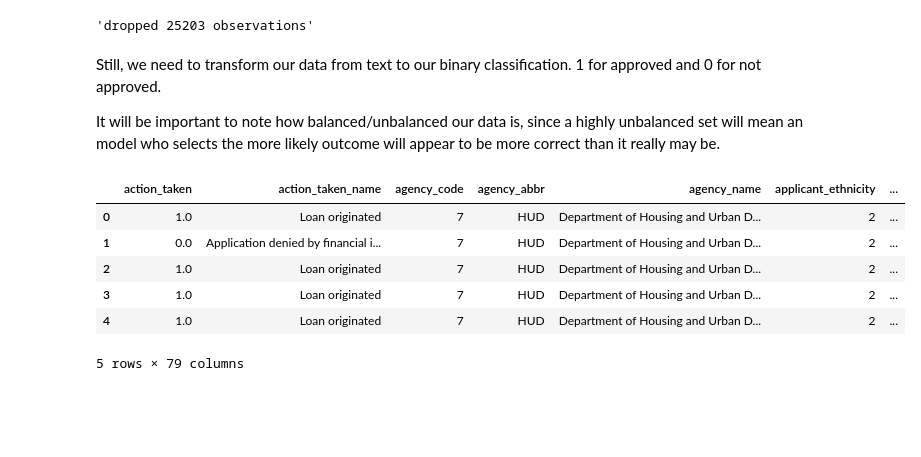
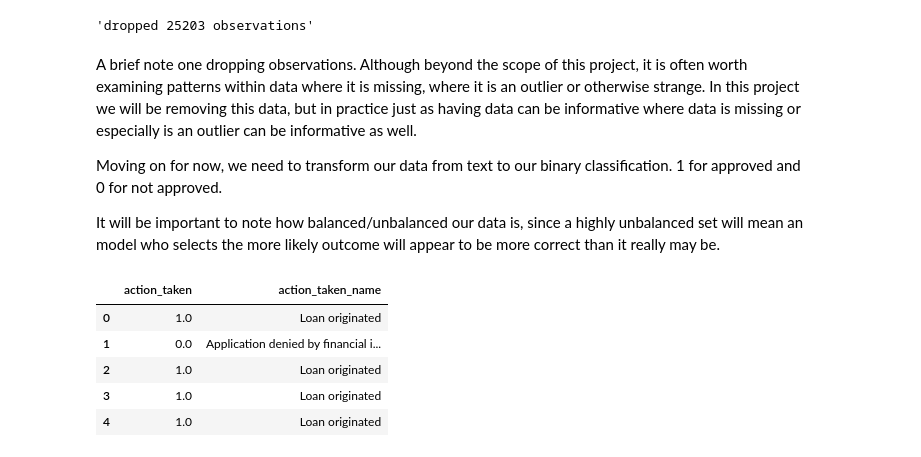
Before and after one commit to ewalsh/hmda, a Jupyter notebook: py_code/HMDA Loan Approval.ipynb, the cells around one changed output. Cells and saved outputs as stored; diff of their text form; code cells hidden in the pictures; blank space fills up the shorter version.

```diff
--- a/py_code/HMDA Loan Approval.ipynb
+++ b/py_code/HMDA Loan Approval.ipynb
@@ -220,7 +220,9 @@ lar = lar[(lar['applicant_income_000s'].apply(lambda x: math.isnan(float(x))) ==
 # %% [output]
 'dropped 25203 observations'
 # %% [markdown]
-Still, we need to transform our data from text to our binary classification. 1 for approved and 0 for not approved.
+A brief note one dropping observations. Although beyond the scope of this project, it is often worth examining patterns within data where it is missing, where it is an outlier or otherwise strange. In this project we will be removing this data, but in practice just as having data can be informative where data is missing or especially is an outlier can be informative as well.
+
+Moving on for now, we need to transform our data from text to our binary classification. 1 for approved and 0 for not approved.
 
 It will be important to note how balanced/unbalanced our data is, since a highly unbalanced set will mean an model who selects the more likely outcome will appear to be more correct than it really may be.
 # %%
@@ -229,14 +231,13 @@ ids = (lar['action_taken'] == 1) | (lar['action_taken'] == 2)
 approved[ids] = 1
 lar['action_taken'] = approved
 # %%
-lar.head()
+lar[['action_taken','action_taken_name']].head()
 # %% [output]
-|  | action_taken | action_taken_name | agency_code | agency_abbr | agency_name | applicant_ethnicity | ... |
-| 0 | 1.0 | Loan originated | 7 | HUD | Department of Housing and Urban D... | 2 | ... |
-| 1 | 0.0 | Application denied by financial i... | 7 | HUD | Department of Housing and Urban D... | 2 | ... |
-| 2 | 1.0 | Loan originated | 7 | HUD | Department of Housing and Urban D... | 2 | ... |
-| 3 | 1.0 | Loan originated | 7 | HUD | Department of Housing and Urban D... | 2 | ... |
-| 4 | 1.0 | Loan originated | 7 | HUD | Department of Housing and Urban D... | 2 | ... |
+|  | action_taken | action_taken_name |
+| 0 | 1.0 | Loan originated |
+| 1 | 0.0 | Application denied by financial i... |
+| 2 | 1.0 | Loan originated |
+| 3 | 1.0 | Loan originated |
+| 4 | 1.0 | Loan originated |
-5 rows × 79 columns
 # %%
 plt.figure(figsize=(8,6))
```
Also changed, not shown: parts of 16 cells of this notebook.
